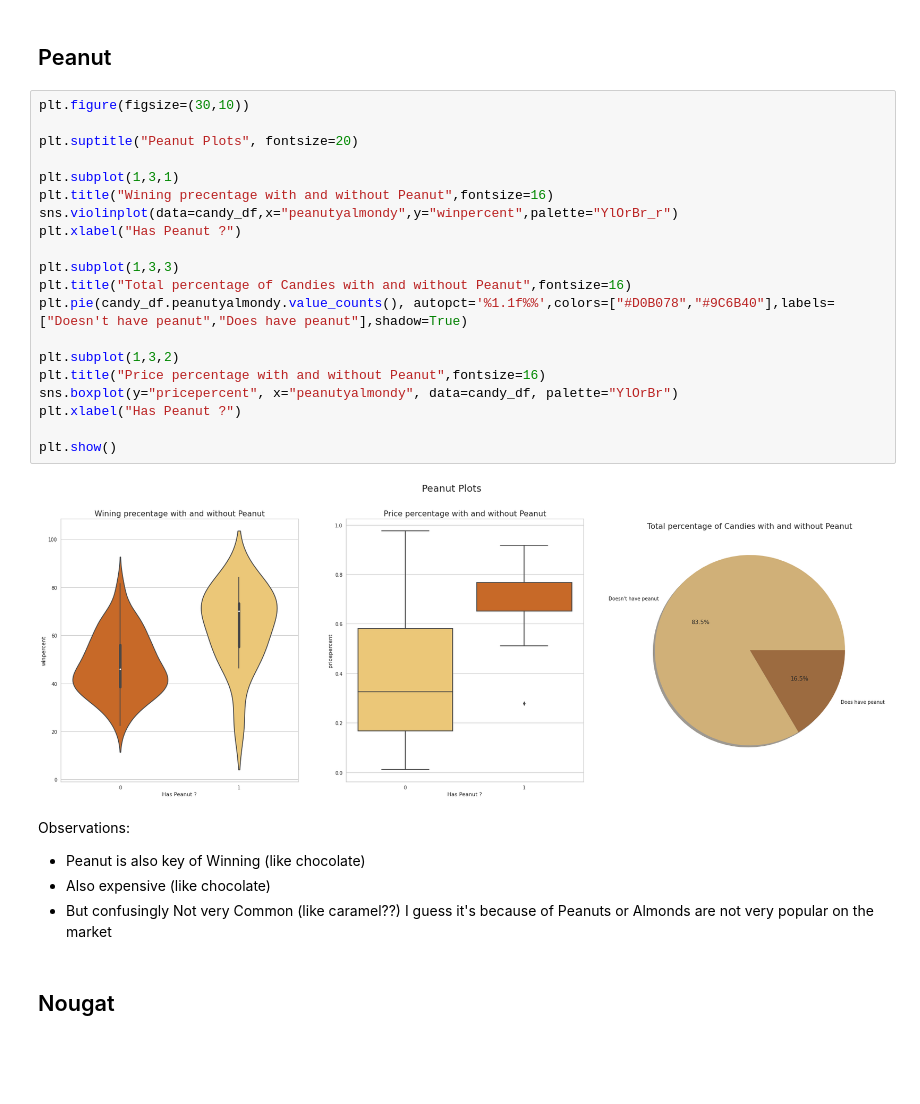
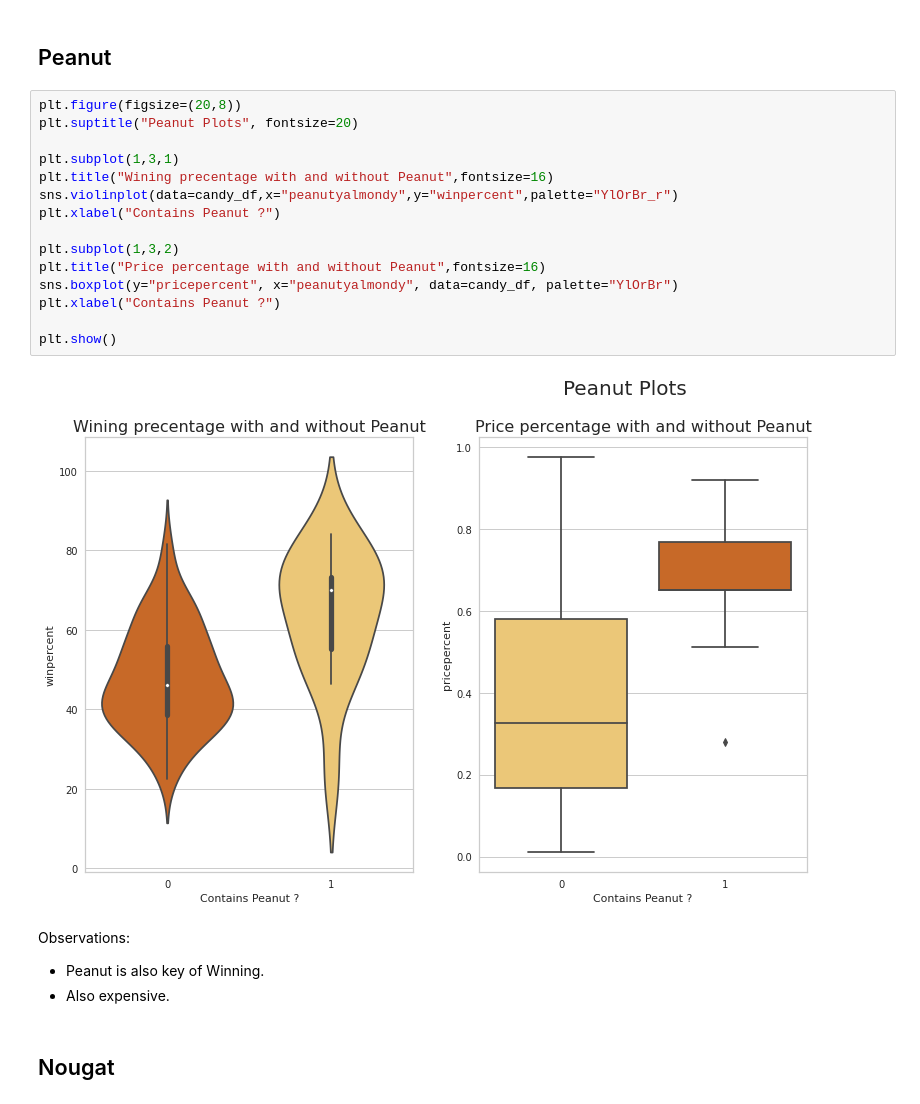
Before and after one commit to bochrakallala/auto_claims, a Jupyter notebook: expand-candy-brand.ipynb, the cells around one changed output. Drawn from its saved outputs; the diff is of its cells as text; blank space fills up the shorter version.

```diff
--- a/expand-candy-brand.ipynb
+++ b/expand-candy-brand.ipynb
@@ -285,34 +269,27 @@ Observations:
 # %% [markdown]
 ## Peanut
 # %%
-plt.figure(figsize=(30,10))
-
+plt.figure(figsize=(20,8))
 plt.suptitle("Peanut Plots", fontsize=20)
 
 plt.subplot(1,3,1)
 plt.title("Wining precentage with and without Peanut",fontsize=16)
 sns.violinplot(data=candy_df,x="peanutyalmondy",y="winpercent",palette="YlOrBr_r")
-plt.xlabel("Has Peanut ?")
-
-plt.subplot(1,3,3)
-plt.title("Total percentage of Candies with and without Peanut",fontsize=16)
-plt.pie(candy_df.peanutyalmondy.value_counts(), autopct='%1.1f%%',colors=["#D0B078","#9C6B40"],labels=["Doesn't have peanut","Does have peanut"],shadow=True)
+plt.xlabel("Contains Peanut ?")
 
 plt.subplot(1,3,2)
 plt.title("Price percentage with and without Peanut",fontsize=16)
 sns.boxplot(y="pricepercent", x="peanutyalmondy", data=candy_df, palette="YlOrBr")
-plt.xlabel("Has Peanut ?")
+plt.xlabel("Contains Peanut ?")
 
 plt.show()
 # %% [output]
-[figure, old version]
+[figure, new version]
-# %% [markdown]
-Observations:
-
-* Peanut is also key of Winning (like chocolate)
-* Also expensive (like chocolate)
-* But confusingly Not very Common (like caramel??)
-I guess it's because of Peanuts or Almonds are not very popular on the market
+# %% [markdown]
+Observations:
+
+* Peanut is also key of Winning.
+* Also expensive.
 # %% [markdown]
 ## Nougat
 # %%
```
Also changed, not shown: parts of 18 cells of this notebook.
